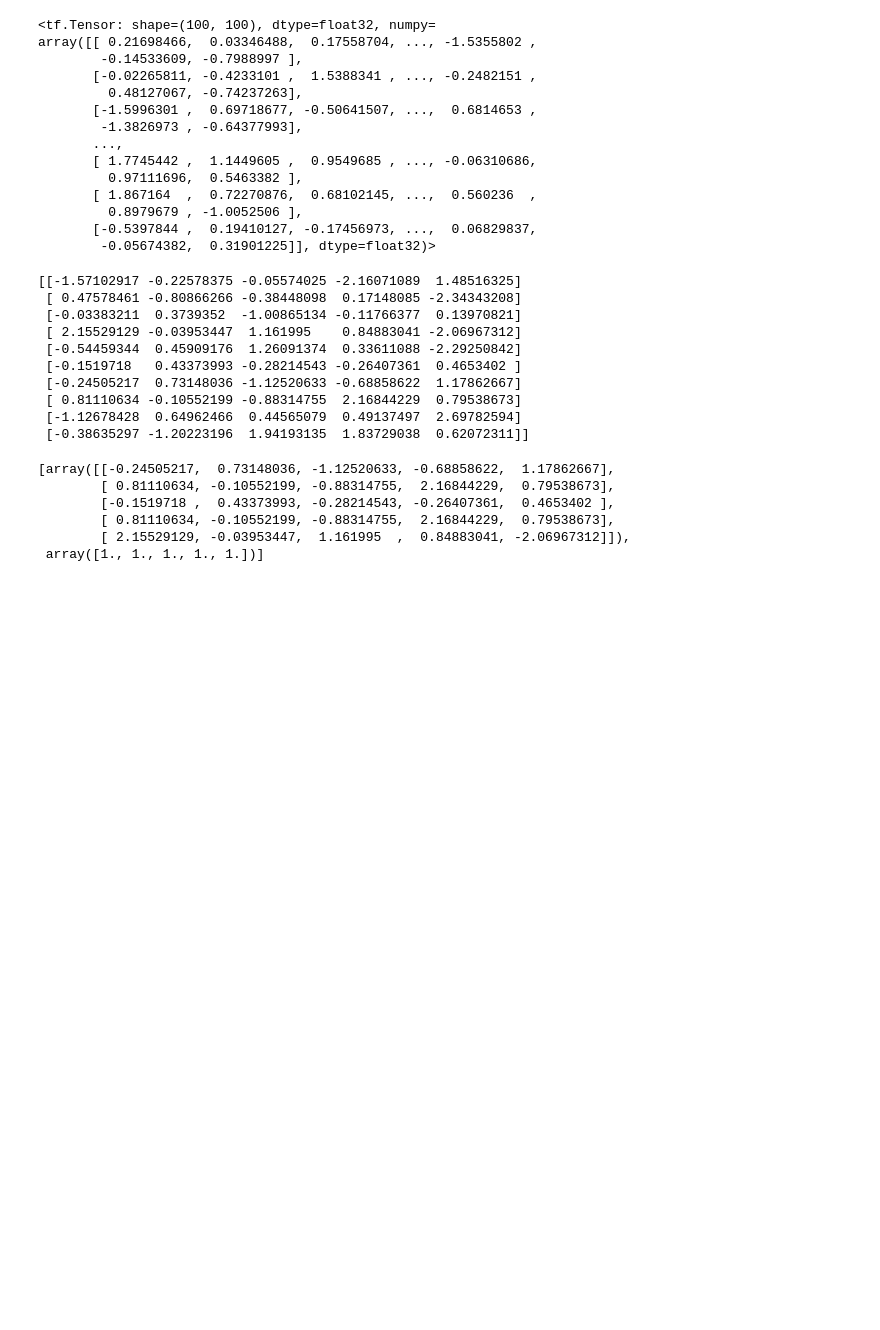
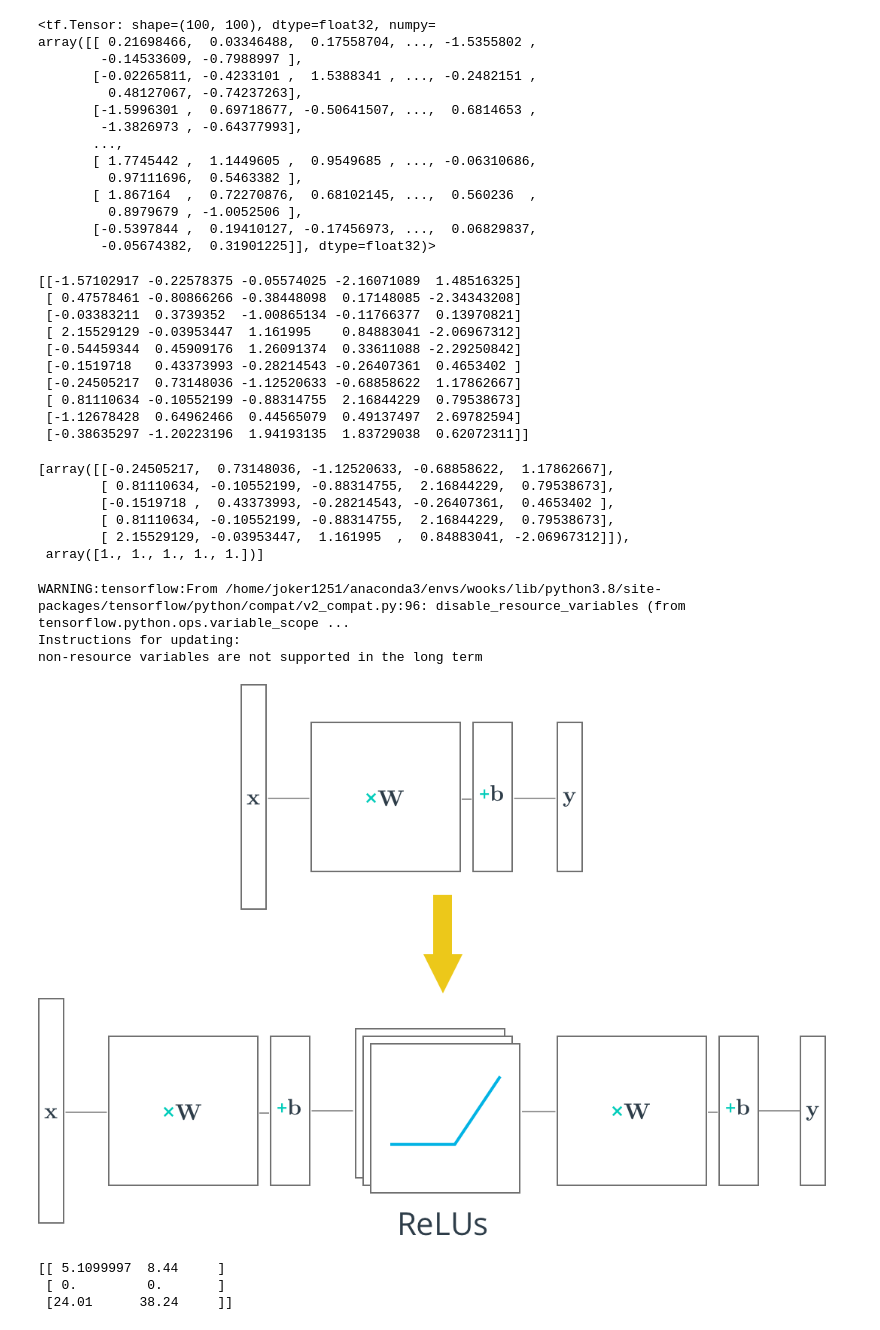
Before and after one commit to SungwookLE/udacity_TensorFlow_LAB, a Jupyter notebook: multilayer.ipynb, the cells around one changed output. Saved outputs shown, nothing was run; the diff lists cells and outputs as text; code cells hidden in the pictures; blank space fills up the shorter version.

```diff
--- a/multilayer.ipynb
+++ b/multilayer.ipynb
@@ -111,3 +110,22 @@ sklearn.utils.resample ( a,b,  n_samples=5)
         [ 0.81110634, -0.10552199, -0.88314755,  2.16844229,  0.79538673],
         [ 2.15529129, -0.03953447,  1.161995  ,  0.84883041, -2.06967312]]),
  array([1., 1., 1., 1., 1.])]
+# %%
+#RELU (11/19)
+import tensorflow.compat.v1 as tf
+tf.disable_v2_behavior()
+
+output = None
+hidden_layer_weights = [
+    [0.1, 0.2, 0.4],
+    [0.4, 0.6, 0.6],
+    [0.5, 0.9, 0.1],
+    [0.8, 0.2, 0.8]]
+out_weights = [
+    [0.1, 0.6],
+    [0.2, 0.1],
+    [0.7, 0.9]]
+# %% [output]
+WARNING:tensorflow:From /home/joker1251/anaconda3/envs/wooks/lib/python3.8/site-packages/tensorflow/python/compat/v2_compat.py:96: disable_resource_variables (from tensorflow.python.ops.variable_scope ...
+Instructions for updating:
+non-resource variables are not supported in the long term
@@ -113,0 +143,20 @@ sklearn.utils.resample ( a,b,  n_samples=5)
+# %%
+from IPython.display import Image
+Image('relu-network.png')
+# %% [output]
+[figure, added]
+# %%
+
+hidden_layer = (tf.add(tf.matmul(features, weights[0]),biases[0]))
+hidden_layer = tf.nn.relu(hidden_layer)
+logits = tf.add( tf.matmul(hidden_layer, weights[1]), biases[1])
+
+
+with tf.Session() as sess:
+    sess.run(tf.global_variables_initializer())
+    output = sess.run(logits)
+    print(output)
+# %% [output]
+[[ 5.1099997  8.44     ]
+ [ 0.         0.       ]
+ [24.01      38.24     ]]
```
Also changed, not shown: parts of 3 cells of this notebook, 11 other files.
